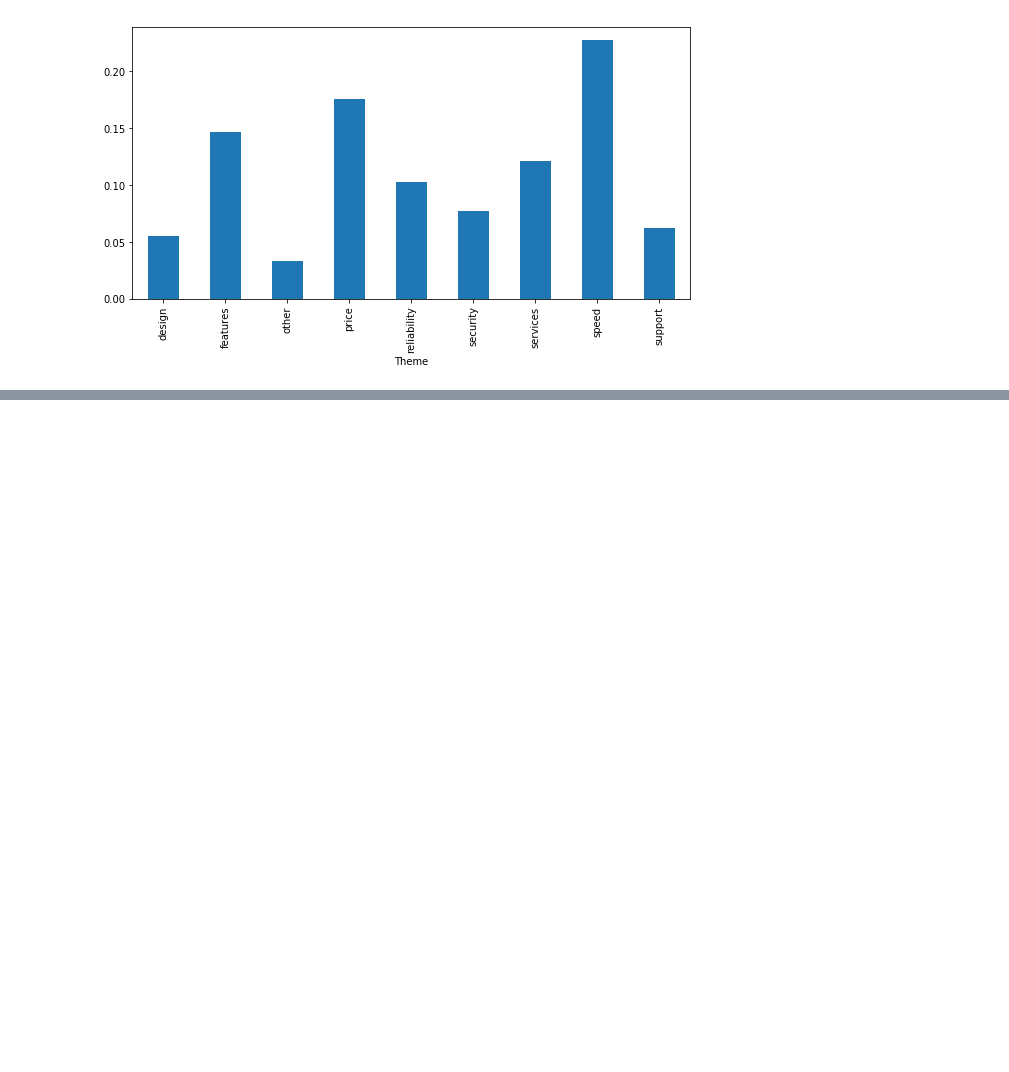
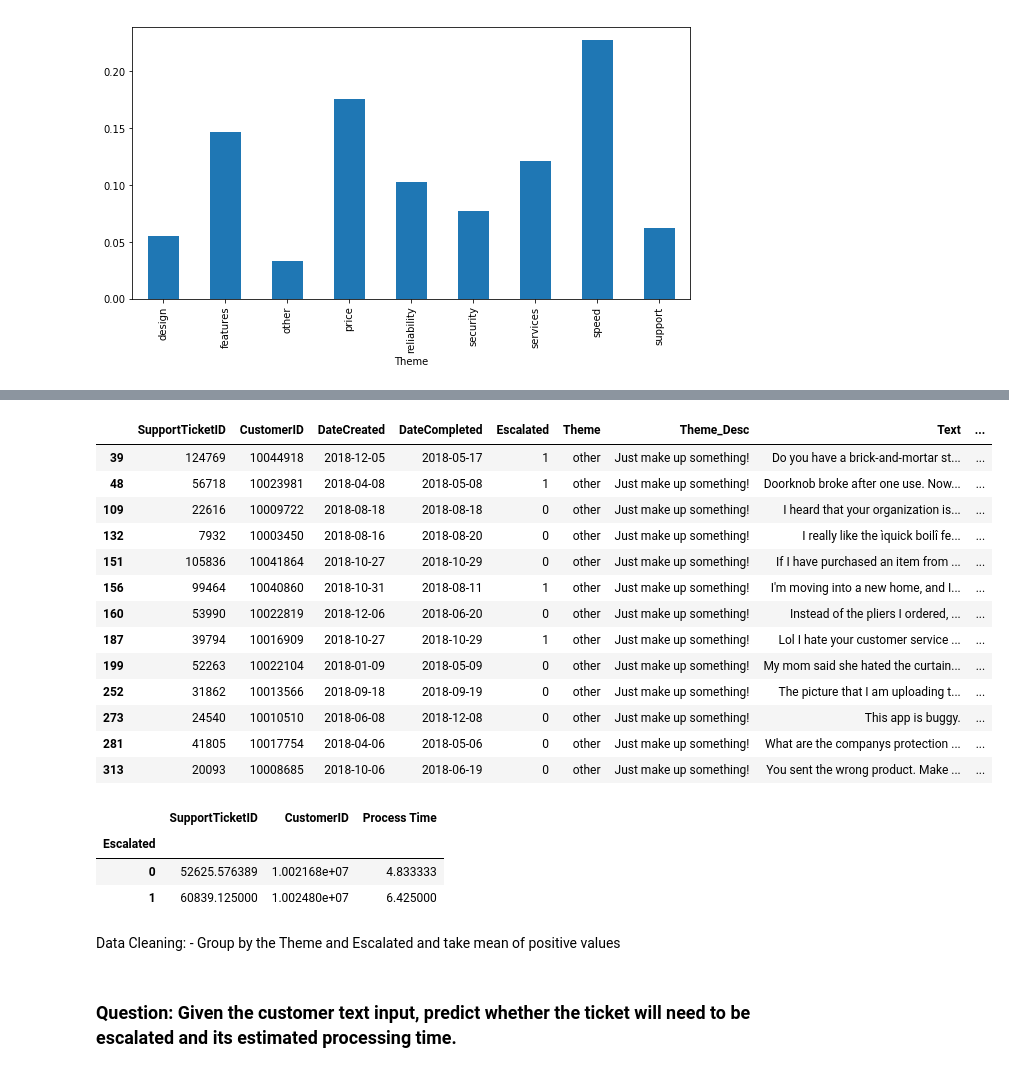
Before and after one commit to arag1/microsoftxpieDatathon, a Jupyter notebook: Scripts/exploration.ipynb, the cells around one changed output, grey strips where cells are left out. Cells and saved outputs as stored; diff of their text form; code cells hidden in the pictures; blank space fills up the shorter version.

```diff
--- a/Scripts/exploration.ipynb
+++ b/Scripts/exploration.ipynb
@@ -92,0 +170,29 @@ susProcessTime[susProcessTime['Theme'] == 'services']
+# %%
+data[data['Theme'] == 'other']
+# %% [output]
+|  | SupportTicketID | CustomerID | DateCreated | DateCompleted | Escalated | Theme | Theme_Desc | Text | ... |
+| 39 | 124769 | 10044918 | 2018-12-05 | 2018-05-17 | 1 | other | Just make up something! | Do you have a brick-and-mortar st... | ... |
+| 48 | 56718 | 10023981 | 2018-04-08 | 2018-05-08 | 1 | other | Just make up something! | Doorknob broke after one use. Now... | ... |
+| 109 | 22616 | 10009722 | 2018-08-18 | 2018-08-18 | 0 | other | Just make up something! | I heard that your organization is... | ... |
+| 132 | 7932 | 10003450 | 2018-08-16 | 2018-08-20 | 0 | other | Just make up something! | I really like the ìquick boilî fe... | ... |
+| 151 | 105836 | 10041864 | 2018-10-27 | 2018-10-29 | 0 | other | Just make up something! | If I have purchased an item from ... | ... |
+| 156 | 99464 | 10040860 | 2018-10-31 | 2018-08-11 | 1 | other | Just make up something! | I'm moving into a new home, and I... | ... |
+| 160 | 53990 | 10022819 | 2018-12-06 | 2018-06-20 | 0 | other | Just make up something! | Instead of the pliers I ordered, ... | ... |
+| 187 | 39794 | 10016909 | 2018-10-27 | 2018-10-29 | 1 | other | Just make up something! | Lol I hate your customer service ... | ... |
+| 199 | 52263 | 10022104 | 2018-01-09 | 2018-05-09 | 0 | other | Just make up something! | My mom said she hated the curtain... | ... |
+| 252 | 31862 | 10013566 | 2018-09-18 | 2018-09-19 | 0 | other | Just make up something! | The picture that I am uploading t... | ... |
+| 273 | 24540 | 10010510 | 2018-06-08 | 2018-12-08 | 0 | other | Just make up something! | This app is buggy. | ... |
+| 281 | 41805 | 10017754 | 2018-04-06 | 2018-05-06 | 0 | other | Just make up something! | What are the companys protection ... | ... |
+| 313 | 20093 | 10008685 | 2018-10-06 | 2018-06-19 | 0 | other | Just make up something! | You sent the wrong product. Make ... | ... |
+# %%
+data.groupby('Escalated').mean()
+# %% [output]
+|  | SupportTicketID | CustomerID | Process Time |
+| Escalated |  |  |  |
+| 0 | 52625.576389 | 1.002168e+07 | 4.833333 |
+| 1 | 60839.125000 | 1.002480e+07 | 6.425000 |
+# %% [markdown]
+Data Cleaning:
+    - Group by the Theme and Escalated and take mean of positive values
+# %% [markdown]
+### Question: Given the customer text input, predict whether the ticket will need to be escalated and its estimated processing time.
```
Also changed, not shown: parts of 8 cells of this notebook.
